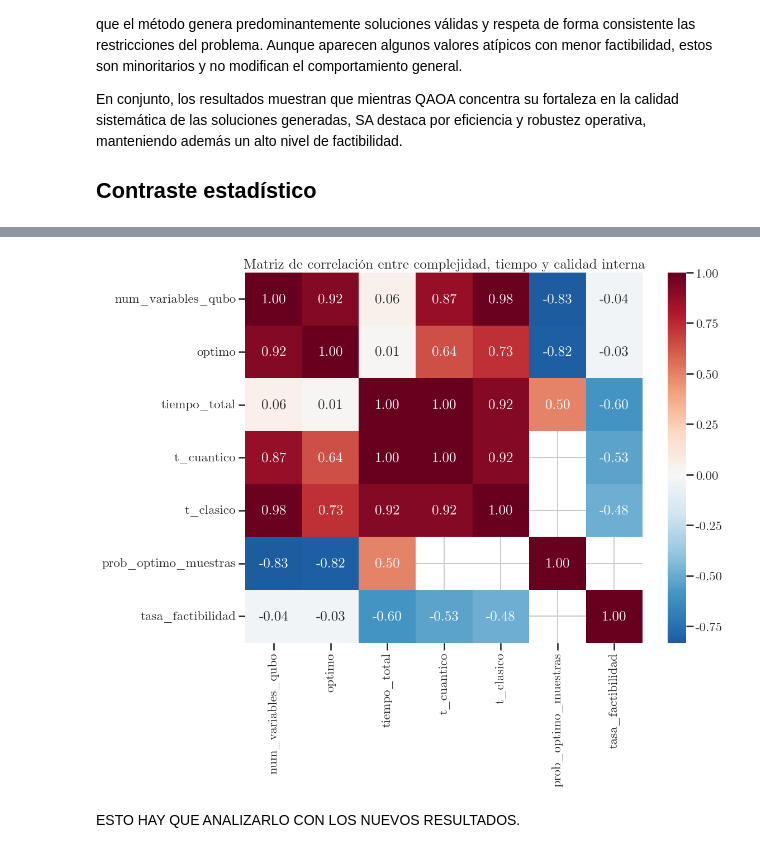
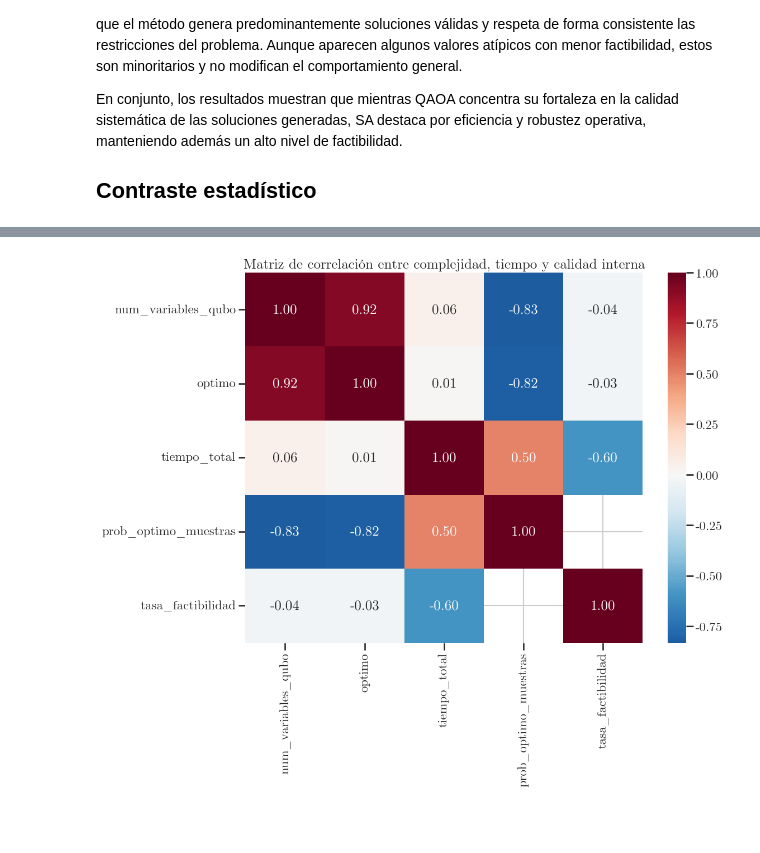
Before and after one commit to miguelortegamier/cuantica-anabulchand, a Jupyter notebook: ap/analisis_resultados_ap.ipynb, the cells around one changed output, grey strips where cells are left out. Saved outputs shown, nothing was run; the diff lists cells and outputs as text; code cells hidden in the pictures; blank space fills up the shorter version.

```diff
--- a/ap/analisis_resultados_ap.ipynb
+++ b/ap/analisis_resultados_ap.ipynb
@@ -672,21 +514,19 @@ El contraste estadístico entre QAOA y QAOA *warm-start* muestra con bastante cl
 # %%
 # Correlaciones entre complejidad y coste computacional
 cols_corr = [
     'num_items', 'capacidad', 'num_variables_qubo', 'optimo',
-    'tiempo_total', 't_solver', 't_cuantico', 't_clasico',
+    'tiempo_total', 't_solver',
     'prob_optimo', 'ratio_optimo_medio', 'prob_optimo_muestras',
     'tasa_factibilidad', 'valor_medio_start'
 ]
 cols_corr = [c for c in cols_corr if c in df.columns]
 corr = df[cols_corr].corr(numeric_only=True)
 
 plt.figure(figsize=(12, 10))
 sns.heatmap(corr, annot=True, fmt='.2f', cmap='RdBu_r', center=0)
 plt.title('Matriz de correlación entre complejidad, tiempo y calidad interna')
 plt.tight_layout()
 plt.savefig("figuras/matriz_correlacion_complejidad_tiempo_calidad.png", dpi=300, bbox_inches="tight")
 plt.show()
 # %% [output]
-[figure, old version]
+[figure, new version]
-# %% [markdown]
-ESTO HAY QUE ANALIZARLO CON LOS NUEVOS RESULTADOS.
```
Also changed, not shown: parts of 11 cells of this notebook, 10 other files.
